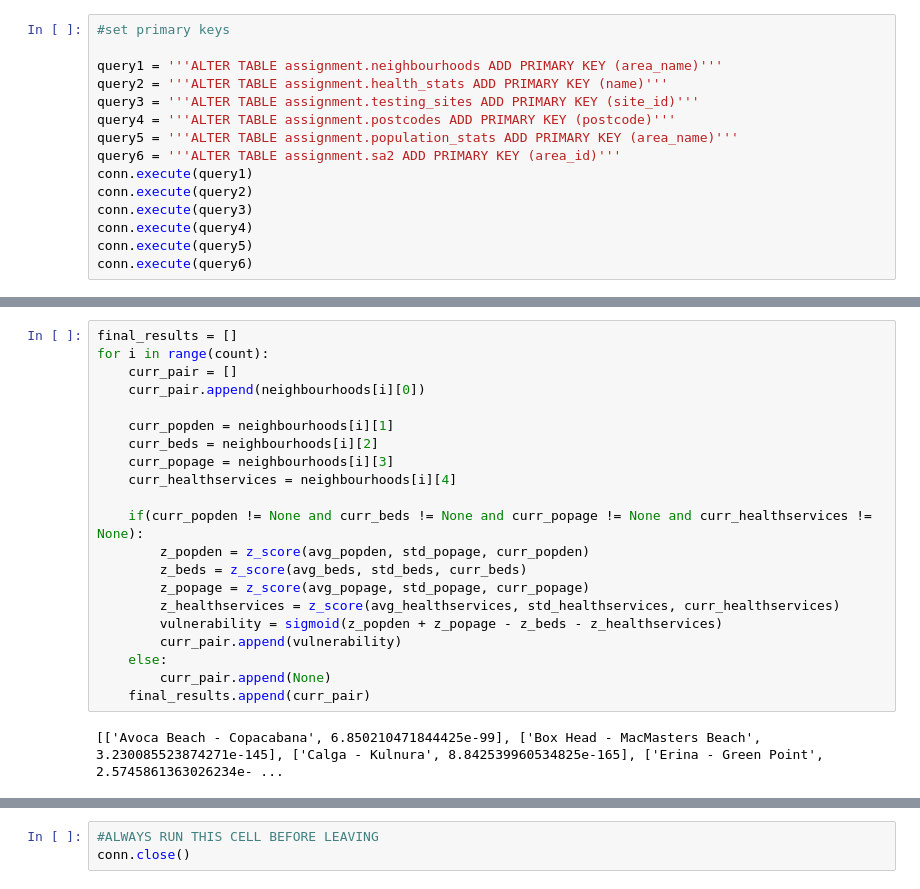
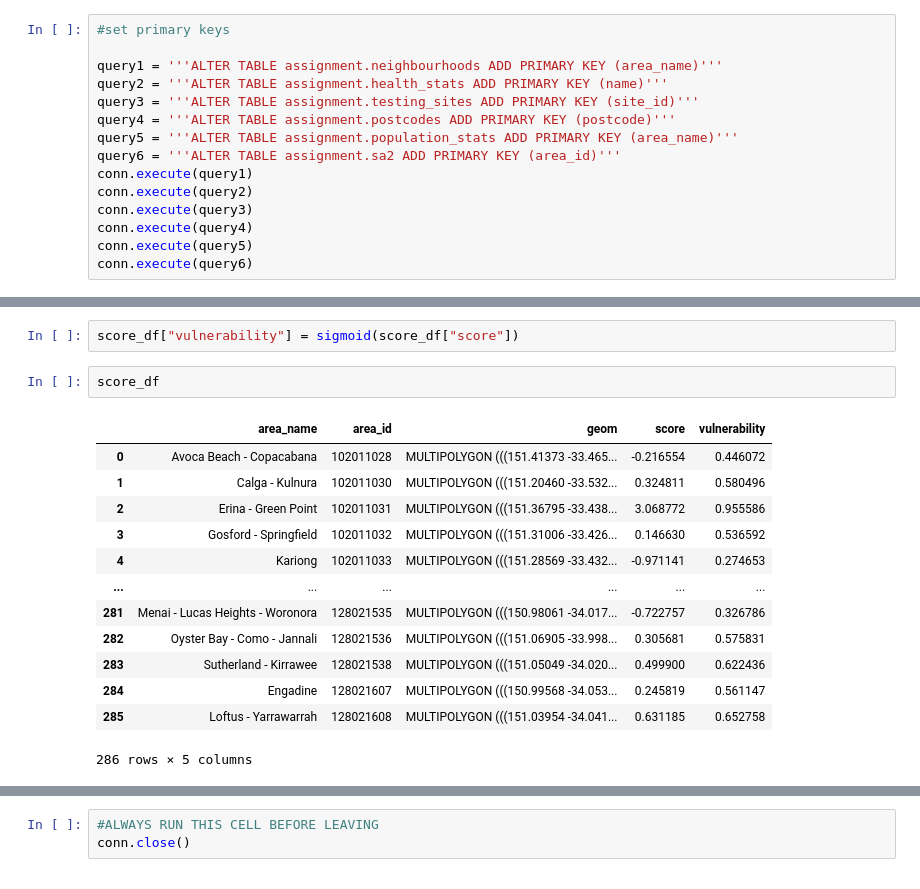
Before and after one commit to Saze10/DATA2901_assignment, a Jupyter notebook: Assignment notebook.ipynb, the cells around one changed output, grey strips where cells are left out. Saved outputs shown, nothing was run; the diff lists cells and outputs as text.

```diff
--- a/Assignment notebook.ipynb
+++ b/Assignment notebook.ipynb
@@ -385,23 +363,18 @@ std_healthservices = np.std(total_healthservices)
-# %%
-final_results = []
-for i in range(count):
-    curr_pair = []
-    curr_pair.append(neighbourhoods[i][0])
-
-    curr_popden = neighbourhoods[i][1]
-    curr_beds = neighbourhoods[i][2]
-    curr_popage = neighbourhoods[i][3]
-    curr_healthservices = neighbourhoods[i][4]
-
-    if(curr_popden != None and curr_beds != None and curr_popage != None and curr_healthservices != None):
-        z_popden = z_score(avg_popden, std_popage, curr_popden)
-        z_beds = z_score(avg_beds, std_beds, curr_beds)
-        z_popage = z_score(avg_popage, std_popage, curr_popage)
-        z_healthservices = z_score(avg_healthservices, std_healthservices, curr_healthservices)
-        vulnerability = sigmoid(z_popden + z_popage - z_beds - z_healthservices)
-        curr_pair.append(vulnerability)
-    else:
-        curr_pair.append(None)
-    final_results.append(curr_pair)
-# %% [output]
-[['Avoca Beach - Copacabana', 6.850210471844425e-99], ['Box Head - MacMasters Beach', 3.230085523874271e-145], ['Calga - Kulnura', 8.842539960534825e-165], ['Erina - Green Point', 2.5745861363026234e- ...
+# %%
+score_df["vulnerability"] = sigmoid(score_df["score"])
+# %%
+score_df
+# %% [output]
+|  | area_name | area_id | geom | score | vulnerability |
+| 0 | Avoca Beach - Copacabana | 102011028 | MULTIPOLYGON (((151.41373 -33.465... | -0.216554 | 0.446072 |
+| 1 | Calga - Kulnura | 102011030 | MULTIPOLYGON (((151.20460 -33.532... | 0.324811 | 0.580496 |
+| 2 | Erina - Green Point | 102011031 | MULTIPOLYGON (((151.36795 -33.438... | 3.068772 | 0.955586 |
+| 3 | Gosford - Springfield | 102011032 | MULTIPOLYGON (((151.31006 -33.426... | 0.146630 | 0.536592 |
+| 4 | Kariong | 102011033 | MULTIPOLYGON (((151.28569 -33.432... | -0.971141 | 0.274653 |
+| ... | ... | ... | ... | ... | ... |
+| 281 | Menai - Lucas Heights - Woronora | 128021535 | MULTIPOLYGON (((150.98061 -34.017... | -0.722757 | 0.326786 |
+| 282 | Oyster Bay - Como - Jannali | 128021536 | MULTIPOLYGON (((151.06905 -33.998... | 0.305681 | 0.575831 |
+| 283 | Sutherland - Kirrawee | 128021538 | MULTIPOLYGON (((151.05049 -34.020... | 0.499900 | 0.622436 |
+| 284 | Engadine | 128021607 | MULTIPOLYGON (((150.99568 -34.053... | 0.245819 | 0.561147 |
+| 285 | Loftus - Yarrawarrah | 128021608 | MULTIPOLYGON (((151.03954 -34.041... | 0.631185 | 0.652758 |
+286 rows × 5 columns
```
Also changed, not shown: parts of 13 cells of this notebook.
